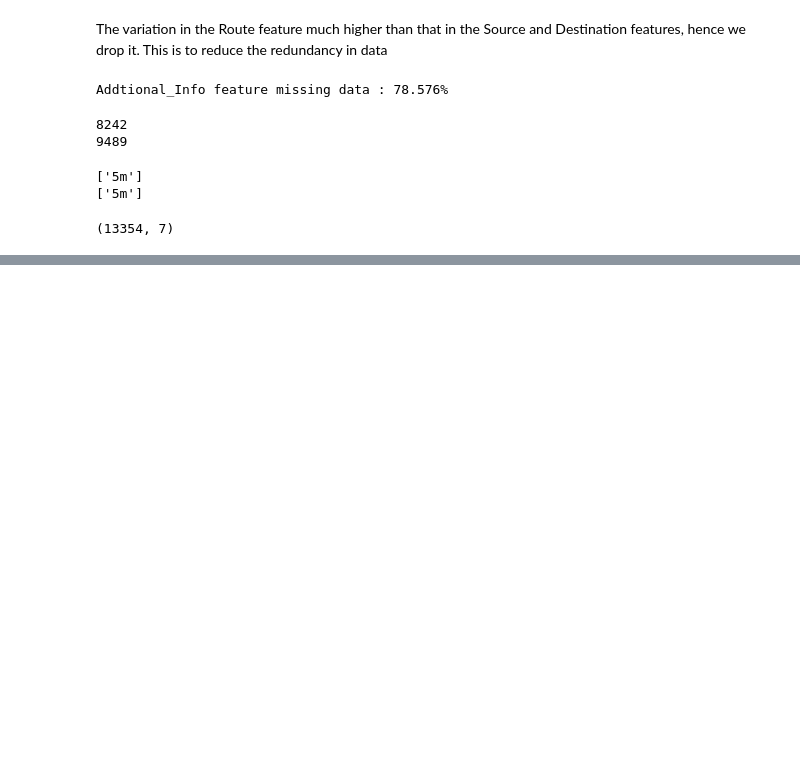
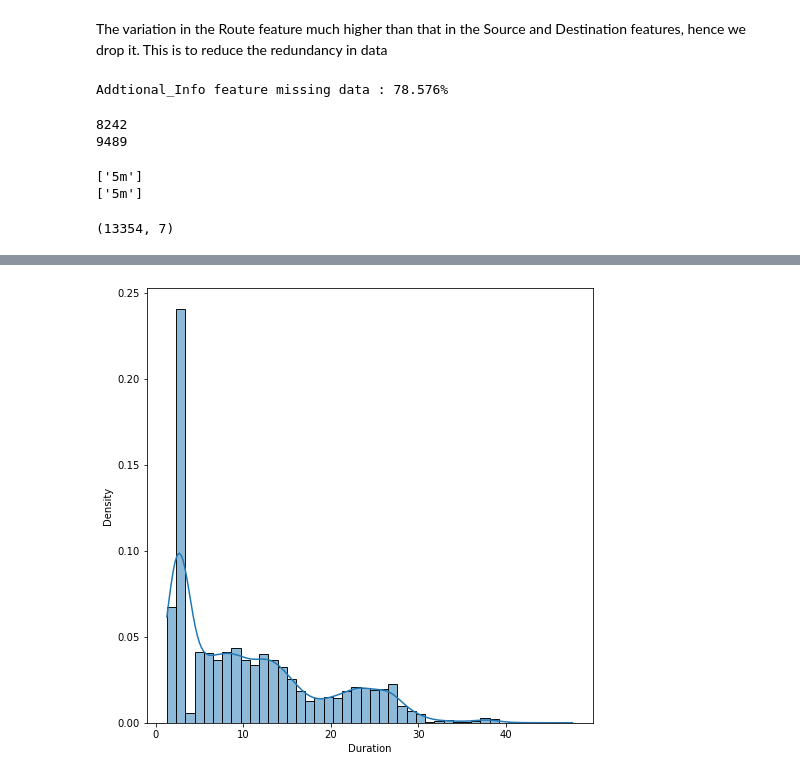
Before and after one commit to zobekenobe/DT-Evaluation-Project, a Jupyter notebook: Project 7.ipynb, the cells around one changed output, grey strips where cells are left out. Saved outputs shown, nothing was run; the diff lists cells and outputs as text; code cells hidden in the pictures; blank space fills up the shorter version.

```diff
--- a/Project 7.ipynb
+++ b/Project 7.ipynb
@@ -253,6 +253,8 @@ for i in hm_indices:
     time[i] = int(time[i][0]) + int(time[i][1].split('m')[0])/60
 # %%
 df['Duration'] = time
+# %%
+df['Duration'] = df['Duration'].astype('float32')
 # %%
 df.info()
 # %% [output]
@@ -272,0 +284,7 @@ memory usage: 730.3+ KB
+# %%
+# Checking the distribution of the Duration feature
+plt.figure(figsize = (8, 8))
+sns.histplot(df['Duration'], kde = True, stat = 'density')
+plt.show()
+# %% [output]
+[figure, added]
```
Also changed, not shown: parts of 43 cells of this notebook.
